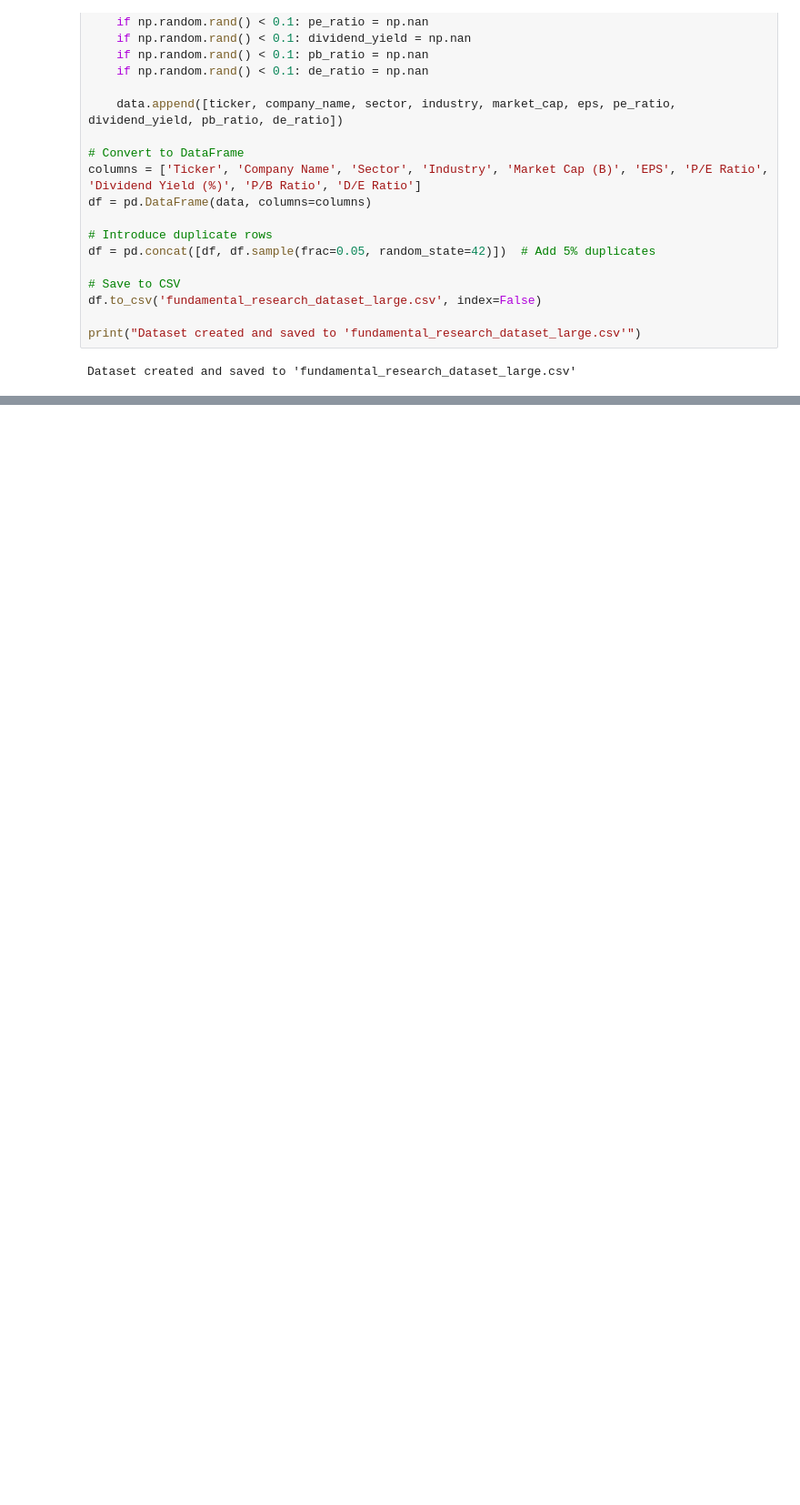
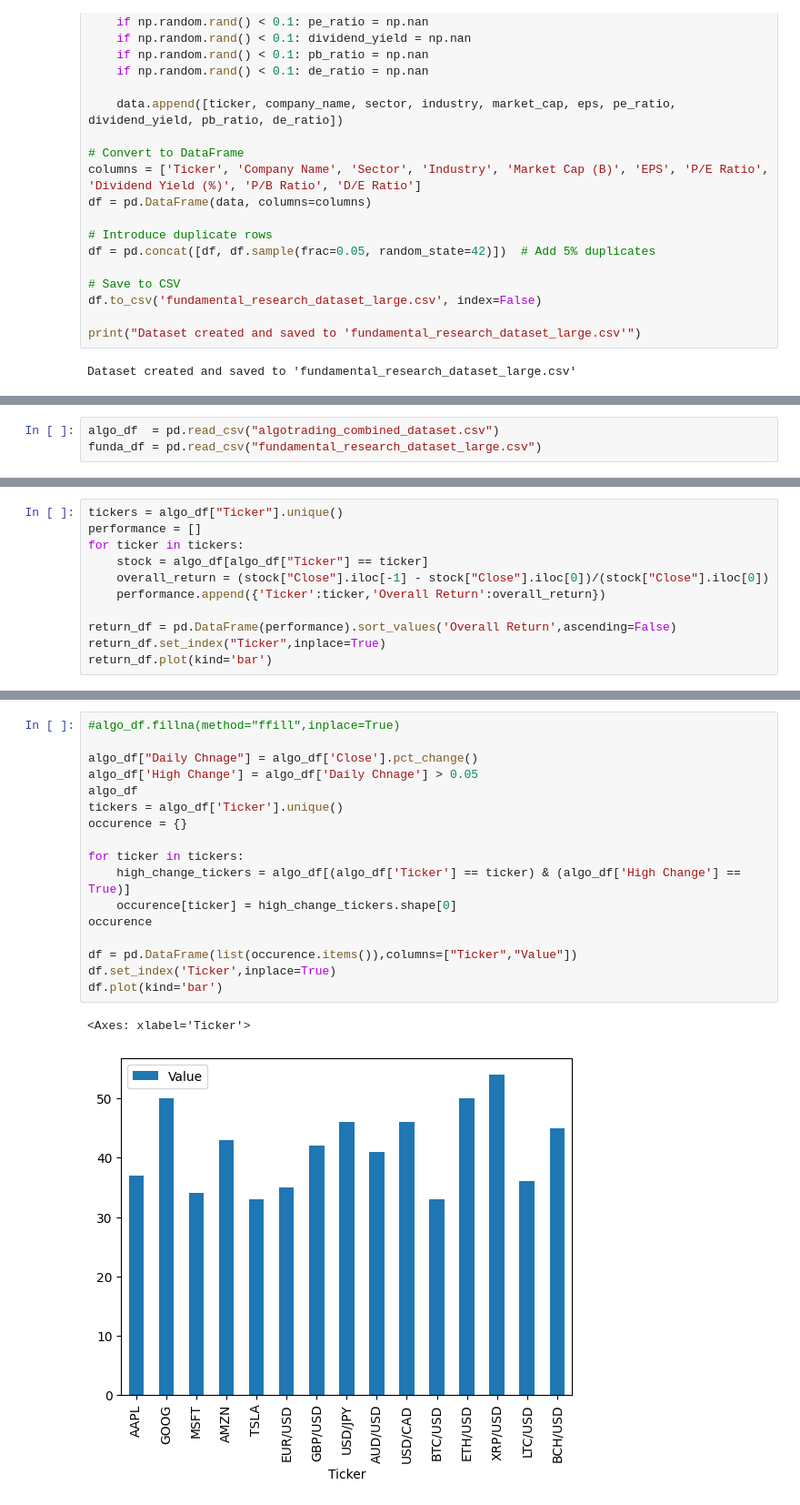
Before and after one commit to thekuldeepsingh/100-Days-Of-Hell-With-Python-Algotrading, a Jupyter notebook: Day_26_End-to-End-Stock-Analysis-Pandas-Dataframes-In-Python-4/Day_26_End-to-End-Stock-Analysis-Pandas-Dataframes-In-Python-4.ipynb, the cells around one changed output, grey strips where cells are left out. Shown at 91% size. Saved outputs shown, nothing was run; the diff lists cells and outputs as text; blank space fills up the shorter version.

```diff
--- a/Day_26_End-to-End-Stock-Analysis-Pandas-Dataframes-In-Python-4/Day_26_End-to-End-Stock-Analysis-Pandas-Dataframes-In-Python-4.ipynb
+++ b/Day_26_End-to-End-Stock-Analysis-Pandas-Dataframes-In-Python-4/Day_26_End-to-End-Stock-Analysis-Pandas-Dataframes-In-Python-4.ipynb
@@ -561,0 +127,3 @@ print(f"Top 5 most volatile stocks:\n{volatility_df}")
+# %%
+algo_df  = pd.read_csv("algotrading_combined_dataset.csv")
+funda_df = pd.read_csv("fundamental_research_dataset_large.csv")
@@ -561,0 +164,11 @@ print(f"Top 5 most volatile stocks:\n{volatility_df}")
+# %%
+tickers = algo_df["Ticker"].unique()
+performance = []
+for ticker in tickers:
+    stock = algo_df[algo_df["Ticker"] == ticker]
+    overall_return = (stock["Close"].iloc[-1] - stock["Close"].iloc[0])/(stock["Close"].iloc[0])
+    performance.append({'Ticker':ticker,'Overall Return':overall_return})
+
+return_df = pd.DataFrame(performance).sort_values('Overall Return',ascending=False)
+return_df.set_index("Ticker",inplace=True)
+return_df.plot(kind='bar')
@@ -561,0 +200,20 @@ print(f"Top 5 most volatile stocks:\n{volatility_df}")
+# %%
+#algo_df.fillna(method="ffill",inplace=True)
+
+algo_df["Daily Chnage"] = algo_df['Close'].pct_change()
+algo_df['High Change'] = algo_df['Daily Chnage'] > 0.05
+algo_df
+tickers = algo_df['Ticker'].unique()
+occurence = {}
+
+for ticker in tickers:
+    high_change_tickers = algo_df[(algo_df['Ticker'] == ticker) & (algo_df['High Change'] == True)]
+    occurence[ticker] = high_change_tickers.shape[0]
+occurence
+
+df = pd.DataFrame(list(occurence.items()),columns=["Ticker","Value"])
+df.set_index('Ticker',inplace=True)
+df.plot(kind='bar')
+# %% [output]
+<Axes: xlabel='Ticker'>
+[figure, added]
```
Also changed, not shown: parts of 23 cells of this notebook, 2 other files.
